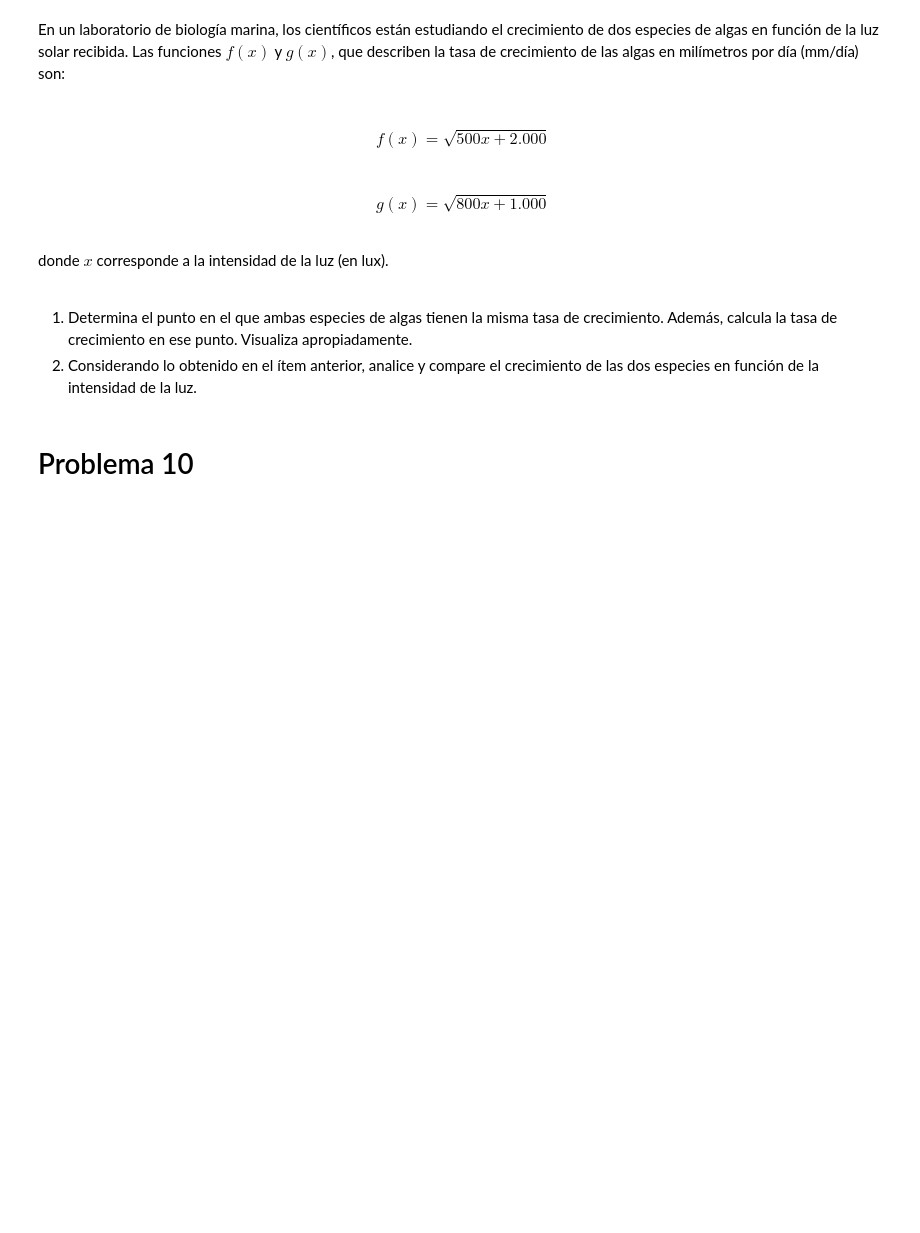
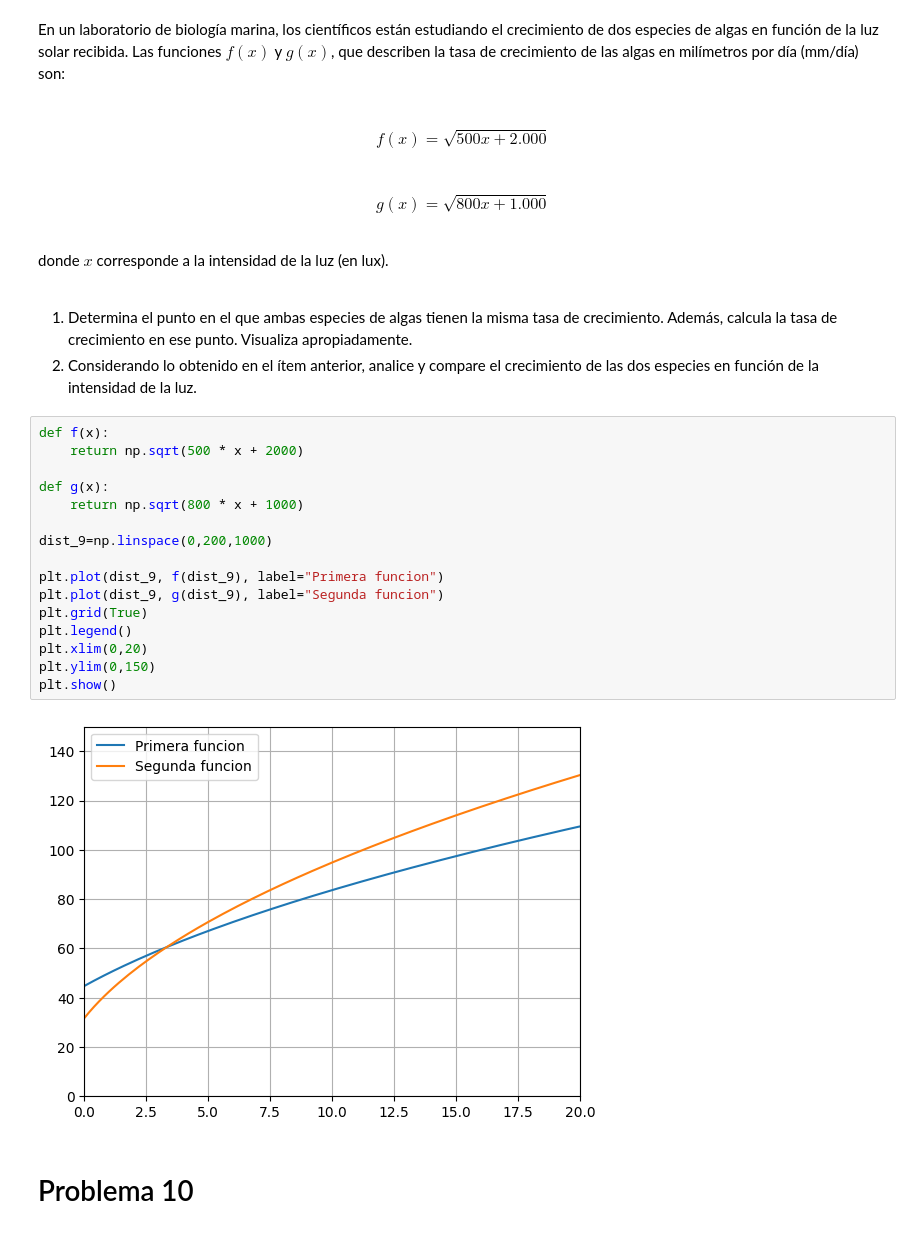
Before and after one commit to Lucianoridlf/FPY1101, a Jupyter notebook: Unidad 1/G3_Aplicaciones_de_funciones.ipynb, the cells around one changed output. Cells and saved outputs as stored; diff of their text form; blank space fills up the shorter version.

```diff
--- a/Unidad 1/G3_Aplicaciones_de_funciones.ipynb
+++ b/Unidad 1/G3_Aplicaciones_de_funciones.ipynb
@@ -238,6 +305,24 @@ donde $x$ corresponde a la intensidad de la luz (en lux).
 
 1. Determina el punto en el que ambas especies de algas tienen la misma tasa de crecimiento. Además, calcula la tasa de crecimiento en ese punto. Visualiza apropiadamente.
 2. Considerando lo obtenido en el ítem anterior, analice y compare el crecimiento de las dos especies en función de la intensidad de la luz.
+# %%
+def f(x):
+    return np.sqrt(500 * x + 2000)
+
+def g(x):
+    return np.sqrt(800 * x + 1000)
+
+dist_9=np.linspace(0,200,1000)
+
+plt.plot(dist_9, f(dist_9), label="Primera funcion")
+plt.plot(dist_9, g(dist_9), label="Segunda funcion")
+plt.grid(True)
+plt.legend()
+plt.xlim(0,20)
+plt.ylim(0,150)
+plt.show()
+# %% [output]
+[figure, added]
 # %% [markdown]
 # Problema 10
 # %% [markdown]
```
Also changed, not shown: parts of 5 cells of this notebook.
